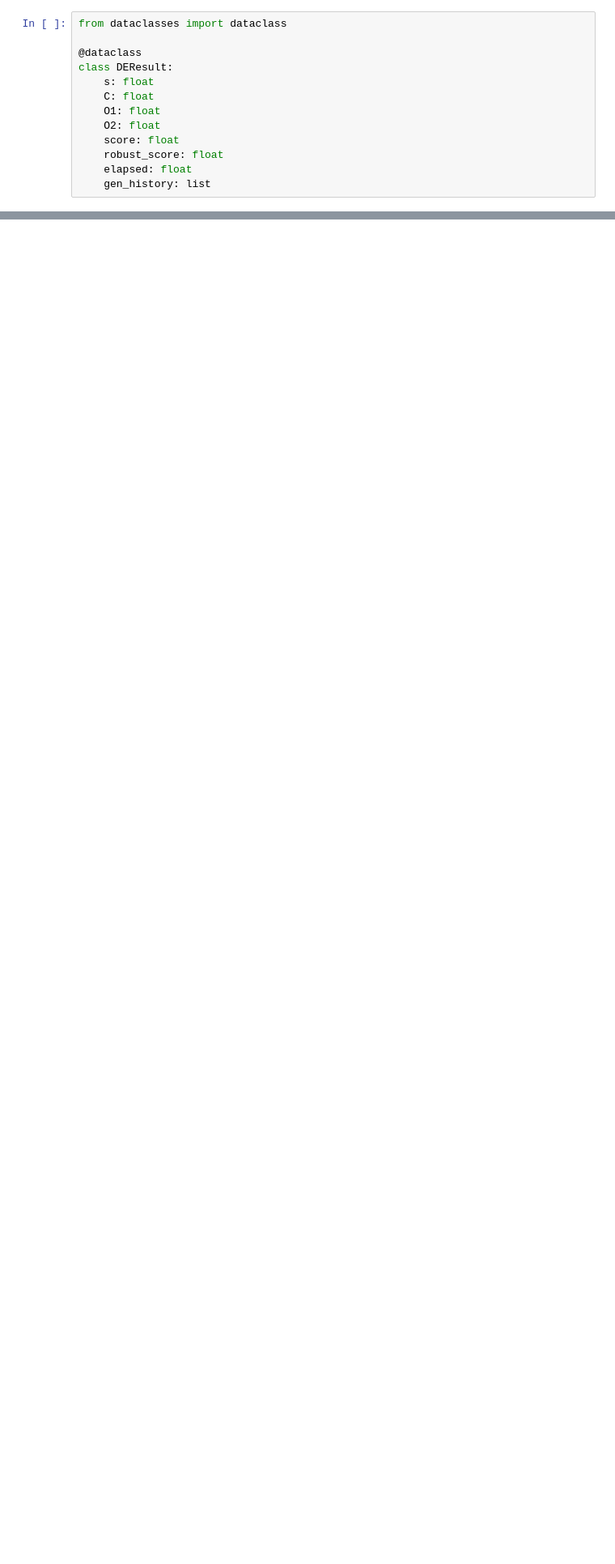
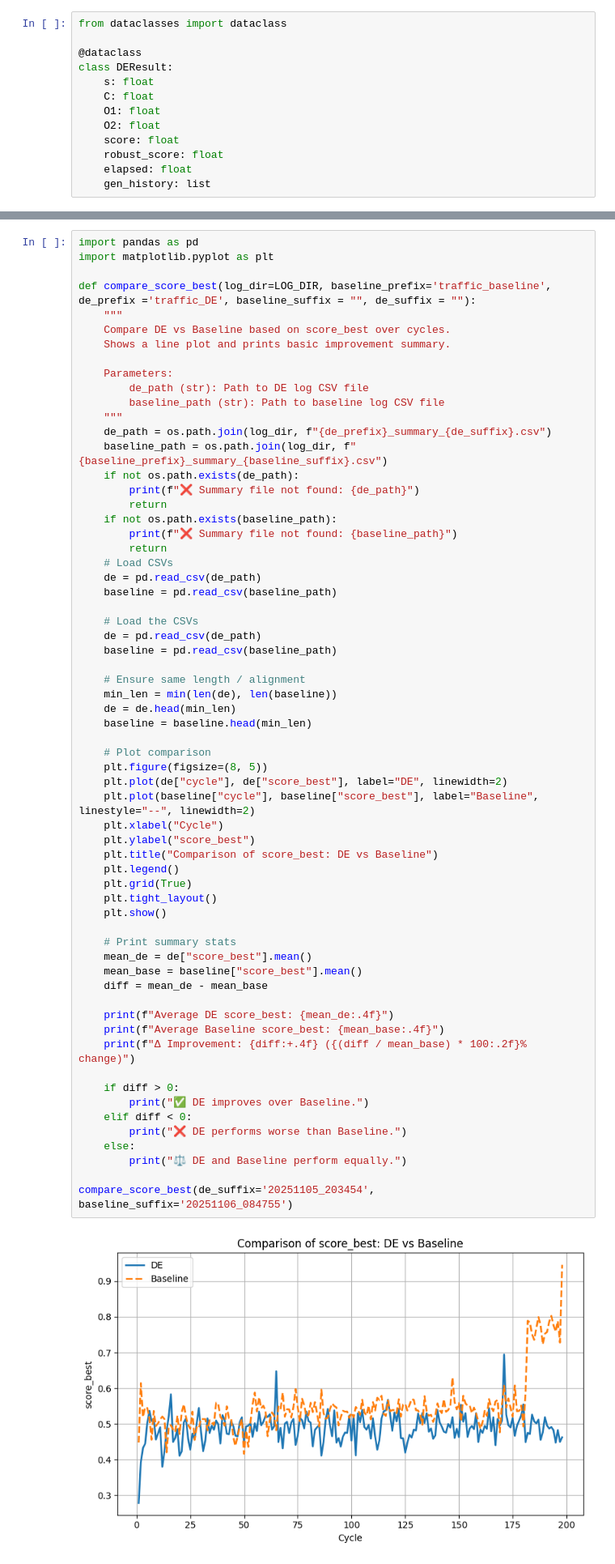
Before and after one commit to Kaos1105/EA_traffic_control, a Jupyter notebook: controller.ipynb, the cells around one changed output, grey strips where cells are left out. Shown at 81% size. Drawn from its saved outputs; the diff is of its cells as text; blank space fills up the shorter version.

```diff
--- a/controller.ipynb
+++ b/controller.ipynb
@@ -534,0 +588,65 @@ def baseline_simulation(fixed_s=0.5, fixed_C=90, total_cycles=325):
+# %%
+import pandas as pd
+import matplotlib.pyplot as plt
+
+def compare_score_best(log_dir=LOG_DIR, baseline_prefix='traffic_baseline', de_prefix ='traffic_DE', baseline_suffix = "", de_suffix = ""):
+    """
+    Compare DE vs Baseline based on score_best over cycles.
+    Shows a line plot and prints basic improvement summary.
+
+    Parameters:
+        de_path (str): Path to DE log CSV file
+        baseline_path (str): Path to baseline log CSV file
+    """
+    de_path = os.path.join(log_dir, f"{de_prefix}_summary_{de_suffix}.csv")
+    baseline_path = os.path.join(log_dir, f"{baseline_prefix}_summary_{baseline_suffix}.csv")
+    if not os.path.exists(de_path):
+        print(f"❌ Summary file not found: {de_path}")
+        return
+    if not os.path.exists(baseline_path):
+        print(f"❌ Summary file not found: {baseline_path}")
+        return
+    # Load CSVs
+    de = pd.read_csv(de_path)
+    baseline = pd.read_csv(baseline_path)
+
+    # Load the CSVs
+    de = pd.read_csv(de_path)
+    baseline = pd.read_csv(baseline_path)
+
+    # Ensure same length / alignment
+    min_len = min(len(de), len(baseline))
+    de = de.head(min_len)
+    baseline = baseline.head(min_len)
+
+    # Plot comparison
+    plt.figure(figsize=(8, 5))
+    plt.plot(de["cycle"], de["score_best"], label="DE", linewidth=2)
+    plt.plot(baseline["cycle"], baseline["score_best"], label="Baseline", linestyle="--", linewidth=2)
+    plt.xlabel("Cycle")
+    plt.ylabel("score_best")
+    plt.title("Comparison of score_best: DE vs Baseline")
+    plt.legend()
+    plt.grid(True)
+    plt.tight_layout()
+    plt.show()
+
+    # Print summary stats
+    mean_de = de["score_best"].mean()
+    mean_base = baseline["score_best"].mean()
+    diff = mean_de - mean_base
+
+    print(f"Average DE score_best: {mean_de:.4f}")
+    print(f"Average Baseline score_best: {mean_base:.4f}")
+    print(f"Δ Improvement: {diff:+.4f} ({(diff / mean_base) * 100:.2f}% change)")
+
+    if diff > 0:
+        print("✅ DE improves over Baseline.")
+    elif diff < 0:
+        print("❌ DE performs worse than Baseline.")
+    else:
+        print("⚖️ DE and Baseline perform equally.")
+
+compare_score_best(de_suffix='20251105_203454', baseline_suffix='20251106_084755')
+# %% [output]
+[figure, added]
```
Also changed, not shown: parts of 9 cells of this notebook.
